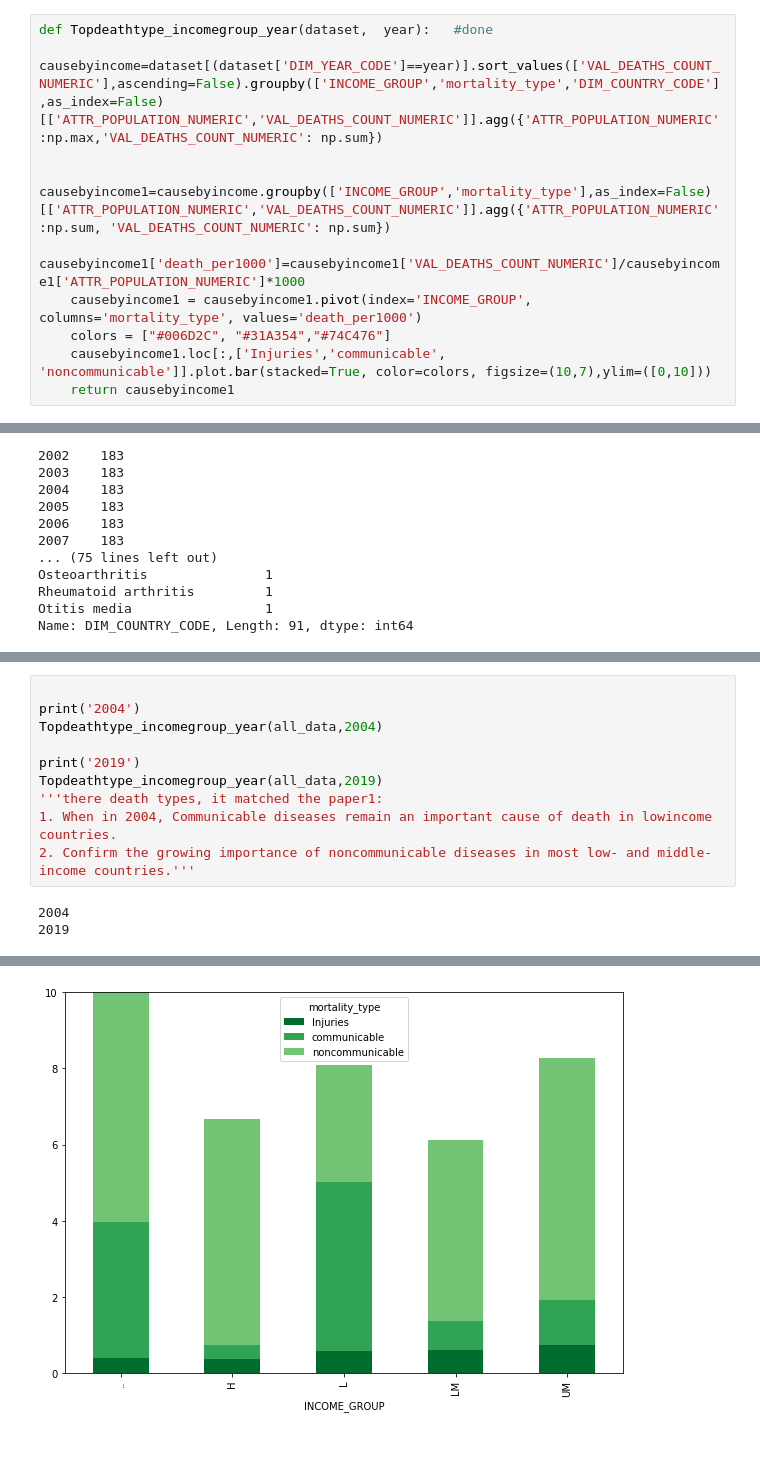
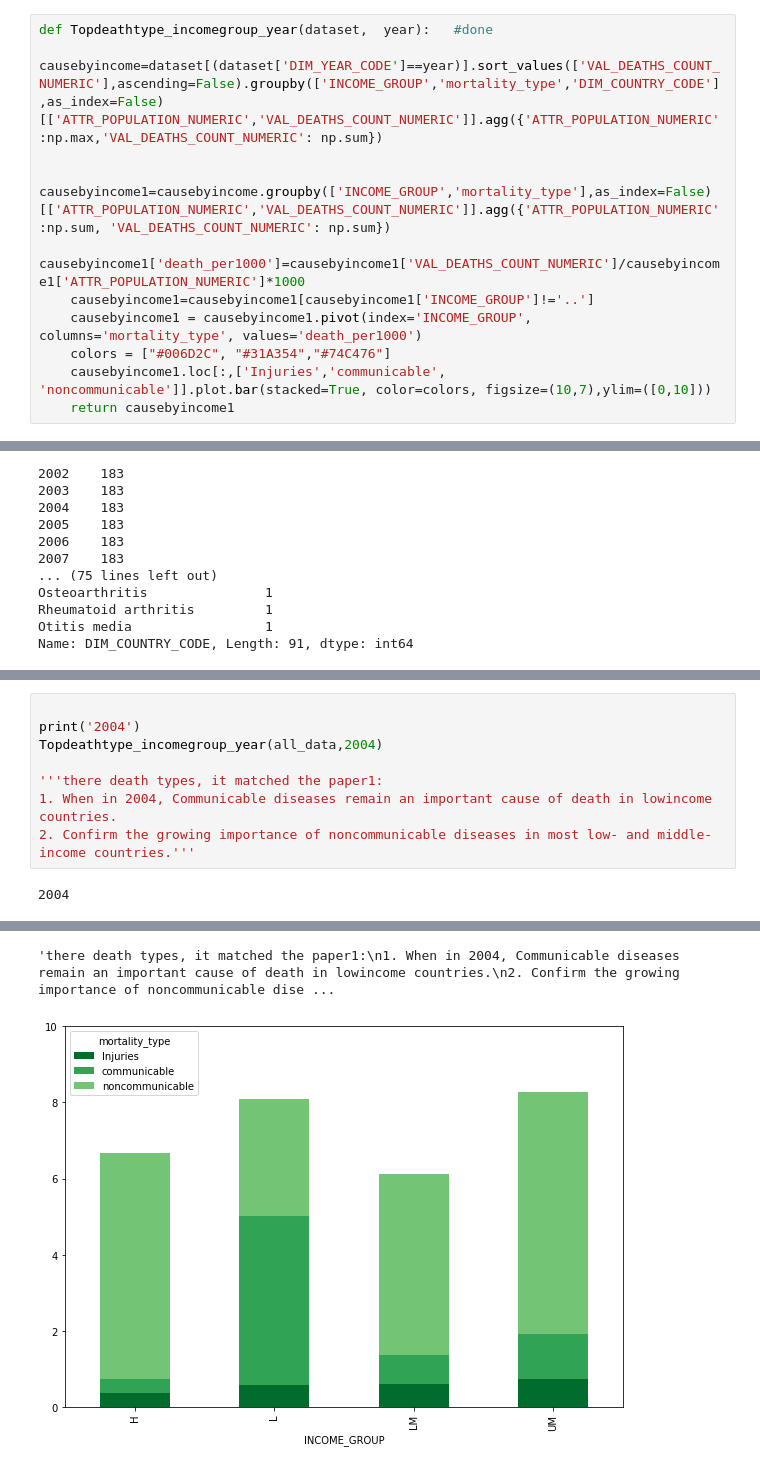
Before and after one commit to ABELAAAZ/2022Spring_Finals, a Jupyter notebook: IS597 final project.ipynb, the cells around one changed output, grey strips where cells are left out. Cells and saved outputs as stored; diff of their text form.

Commit message:
update paper1 analysis

```diff
--- a/IS597 final project.ipynb
+++ b/IS597 final project.ipynb
@@ -107,6 +104,7 @@ def Topdeathtype_incomegroup_year(dataset,  year):   #done
 
     causebyincome1=causebyincome.groupby(['INCOME_GROUP','mortality_type'],as_index=False)[['ATTR_POPULATION_NUMERIC','VAL_DEATHS_COUNT_NUMERIC']].agg({'ATTR_POPULATION_NUMERIC':np.sum, 'VAL_DEATHS_COUNT_NUMERIC': np.sum})
     causebyincome1['death_per1000']=causebyincome1['VAL_DEATHS_COUNT_NUMERIC']/causebyincome1['ATTR_POPULATION_NUMERIC']*1000
+    causebyincome1=causebyincome1[causebyincome1['INCOME_GROUP']!='..']
     causebyincome1 = causebyincome1.pivot(index='INCOME_GROUP', columns='mortality_type', values='death_per1000')
     colors = ["#006D2C", "#31A354","#74C476"]
     causebyincome1.loc[:,['Injuries','communicable', 'noncommunicable']].plot.bar(stacked=True, color=colors, figsize=(10,7),ylim=([0,10]))
@@ -226,11 +267,8 @@ death_per1000                  1.000000
 print('2004')
 Topdeathtype_incomegroup_year(all_data,2004)
 
-print('2019')
-Topdeathtype_incomegroup_year(all_data,2019)
 '''there death types, it matched the paper1:
 1. When in 2004, Communicable diseases remain an important cause of death in lowincome countries.
 2. Confirm the growing importance of noncommunicable diseases in most low- and middle-income countries.'''
 # %% [output]
 2004
-2019
@@ -243 +275,2 @@ Topdeathtype_incomegroup_year(all_data,2019)
+'there death types, it matched the paper1:\n1. When in 2004, Communicable diseases remain an important cause of death in lowincome countries.\n2. Confirm the growing importance of noncommunicable dise ...
-[figure, old version]
+[figure, new version]
```
Also changed, not shown: parts of 20 cells of this notebook.
